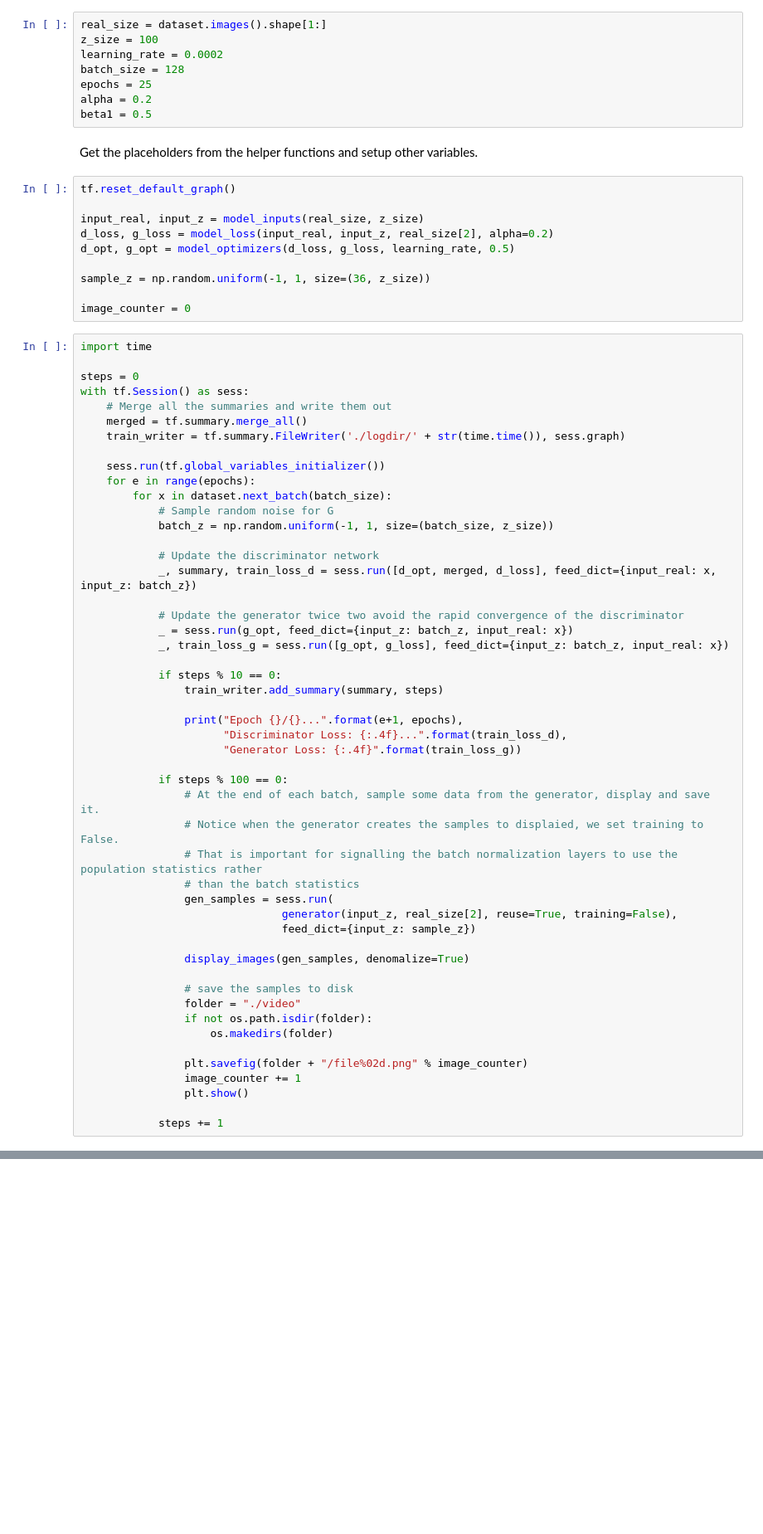
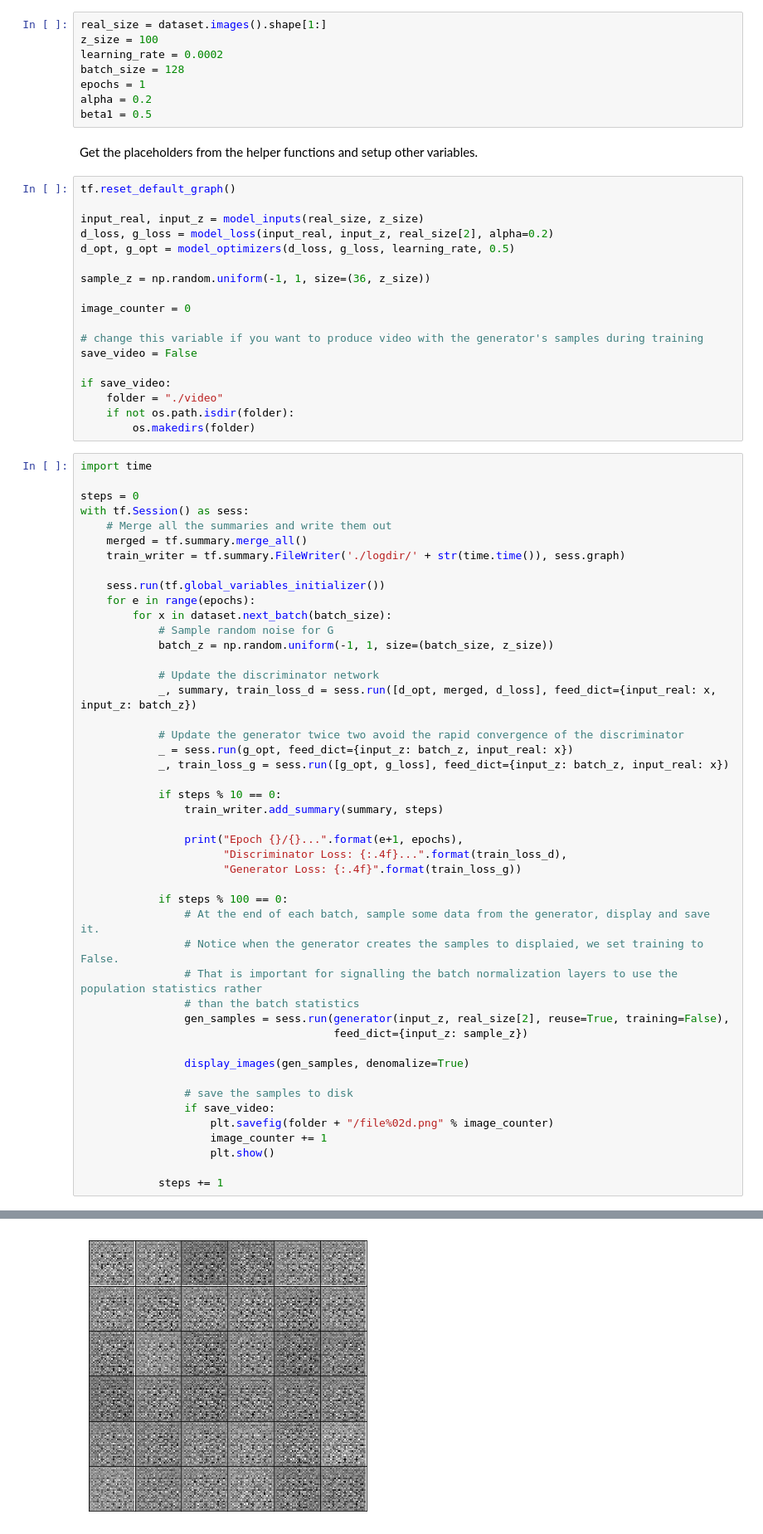
Before and after one commit to sthalles/blog-resources, a Jupyter notebook: dcgan/DCGAN.ipynb, the cells around one changed output, grey strips where cells are left out. Shown at 83% size. Saved outputs shown, nothing was run; the diff lists cells and outputs as text; blank space fills up the shorter version.

Commit message:
sapareted video from main notebook

```diff
--- a/dcgan/DCGAN.ipynb
+++ b/dcgan/DCGAN.ipynb
@@ -230,7 +238,7 @@ real_size = dataset.images().shape[1:]
 z_size = 100
 learning_rate = 0.0002
 batch_size = 128
-epochs = 25
+epochs = 1
 alpha = 0.2
 beta1 = 0.5
 # %% [markdown]
@@ -245,6 +253,14 @@ d_opt, g_opt = model_optimizers(d_loss, g_loss, learning_rate, 0.5)
 sample_z = np.random.uniform(-1, 1, size=(36, z_size))
 
 image_counter = 0
+
+# change this variable if you want to produce video with the generator's samples during training
+save_video = False
+
+if save_video:
+    folder = "./video"
+    if not os.path.isdir(folder):
+        os.makedirs(folder)
 # %%
 import time
 
@@ -279,19 +295,16 @@ with tf.Session() as sess:
                 # Notice when the generator creates the samples to displaied, we set training to False.
                 # That is important for signalling the batch normalization layers to use the population statistics rather
                 # than the batch statistics
-                gen_samples = sess.run(
-                               generator(input_z, real_size[2], reuse=True, training=False),
-                               feed_dict={input_z: sample_z})
+                gen_samples = sess.run(generator(input_z, real_size[2], reuse=True, training=False),
+                                       feed_dict={input_z: sample_z})
 
                 display_images(gen_samples, denomalize=True)
 
                 # save the samples to disk
-                folder = "./video"
-                if not os.path.isdir(folder):
-                    os.makedirs(folder)
-
-                plt.savefig(folder + "/file%02d.png" % image_counter)
-                image_counter += 1
-                plt.show()
+                if save_video:
+                    plt.savefig(folder + "/file%02d.png" % image_counter)
+                    image_counter += 1
+                    plt.show()
 
             steps += 1
+# %% [output]
@@ -297,0 +313 @@ with tf.Session() as sess:
+[figure, added]
```
Also changed, not shown: parts of 6 cells of this notebook, 1 other file.
